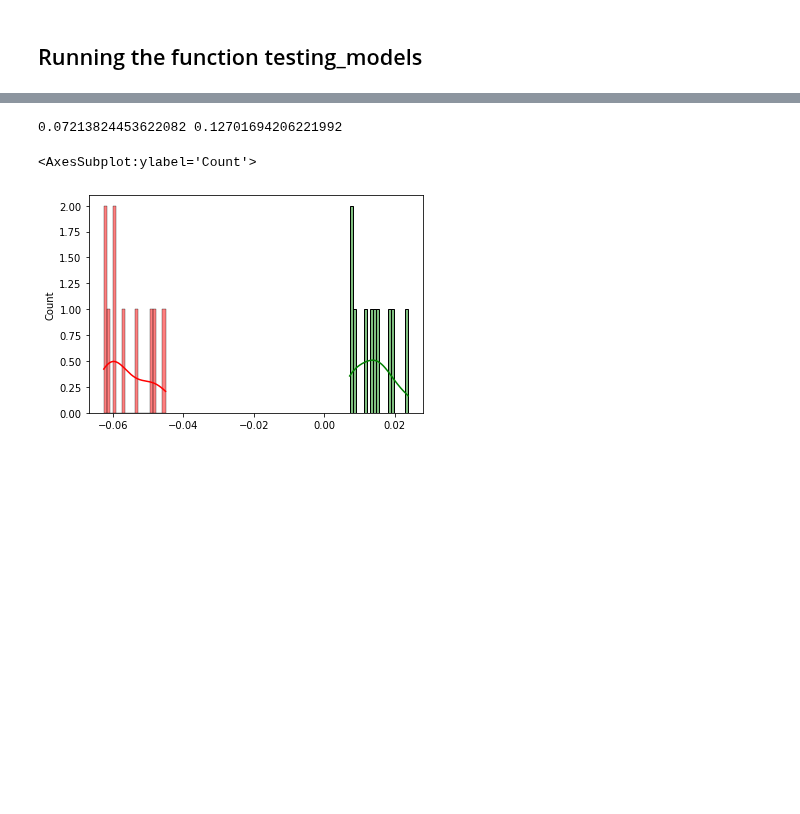
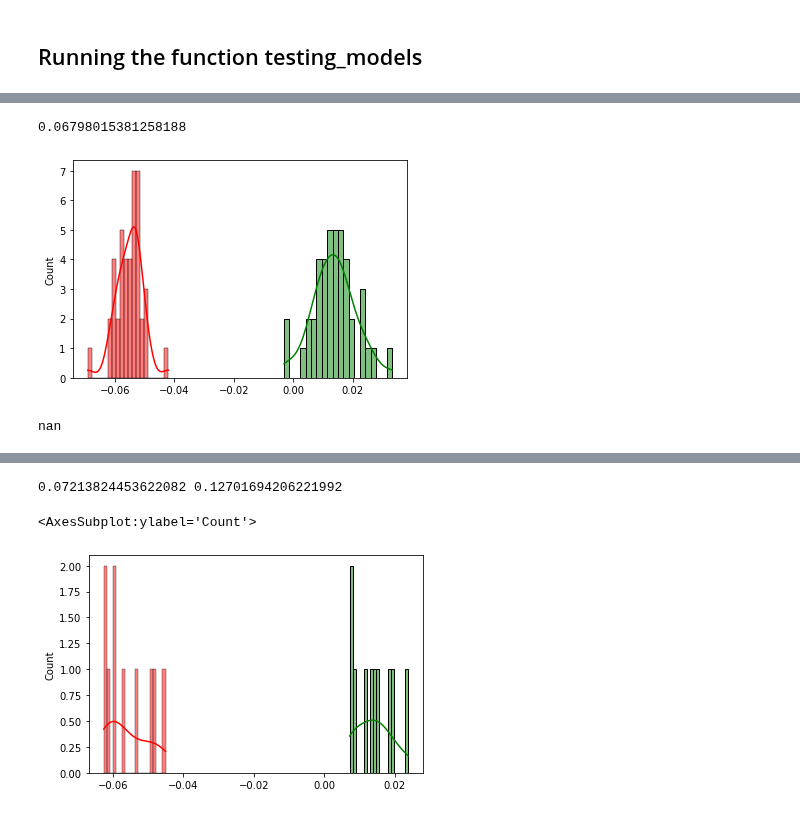
Before and after one commit to rafabertolace/OnThePitch, a Jupyter notebook: notebooks/ D7_KGB_Model____beat_the_delta!_v2.ipynb, the cells around one changed output, grey strips where cells are left out. Saved outputs shown, nothing was run; the diff lists cells and outputs as text; code cells hidden in the pictures; blank space fills up the shorter version.

```diff
--- a/notebooks/ D7_KGB_Model____beat_the_delta!_v2.ipynb
+++ b/notebooks/ D7_KGB_Model____beat_the_delta!_v2.ipynb
@@ -580,3 +580,5 @@ def testing_models_regressor(iterations):
         results_xgb_4.append(xgb_results_bin_4)
 
         i=i+1
+
+    return results_xgb_false, results_xgb_true, results_xgb_1, results_xgb_2, results_xgb_3, results_xgb_4
@@ -728,3 +681,0 @@ def checking_model_regressor_results(n, test_size_input=0.9):
-# %%
-median_results_bad_bets = checking_model_regressor_results(2)
-#testing_models_regressor(2)
@@ -758,0 +714,36 @@ results_xgb_false
+# %%
+def checking_model_regressor_results(n, test_size_input=0.9):
+
+    # Empty_lists
+    results_xgb_true=[]
+    results_xgb_false=[]
+    results_xgb_1=[]
+    results_xgb_2=[]
+    results_xgb_3=[]
+    results_xgb_4=[]
+
+    # Run the model regressor X times
+    test_size_0=test_size_input
+    results_xgb_false, results_xgb_true, results_xgb_1, results_xgb_2, results_xgb_3, results_xgb_4 = testing_models_regressor(2)
+
+    # Results
+    median_results_bad_bets = np.median(np.array(results_xgb_false))
+    median_results_good_bets = np.median(np.array(results_xgb_true))
+    delta2 = np.median(np.array(median_results_good_bets))-np.median(np.array(median_results_bad_bets))
+    delta_extremes2 = np.median(np.array(results_xgb_4))-np.median(np.array(results_xgb_1))
+    #print(delta, delta_extremes)
+
+    #Plotting the results of the XGB
+    sns.histplot(results_xgb_true,kde=True,bins=20,color='green')
+    sns.histplot(results_xgb_false,kde=True,bins=20,color='red')
+
+    return delta2#, delta2, delta_extremes2
+# %%
+checking_model_regressor_results(50, 0.6)
+# %% [output]
+0.06798015381258188
+[figure, added]
+# %%
+delta2
+# %% [output]
+nan
```
Also changed, not shown: parts of 24 cells of this notebook.
